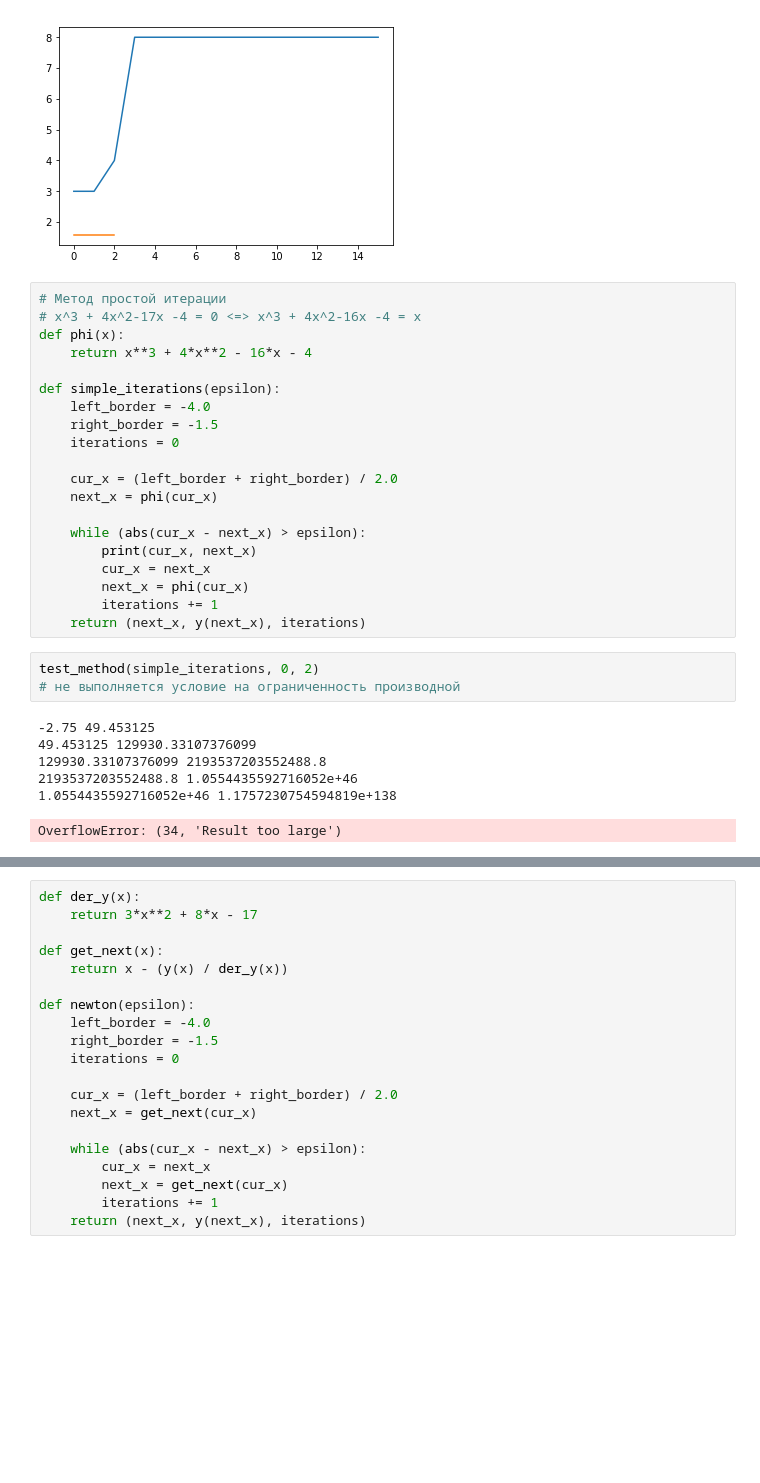
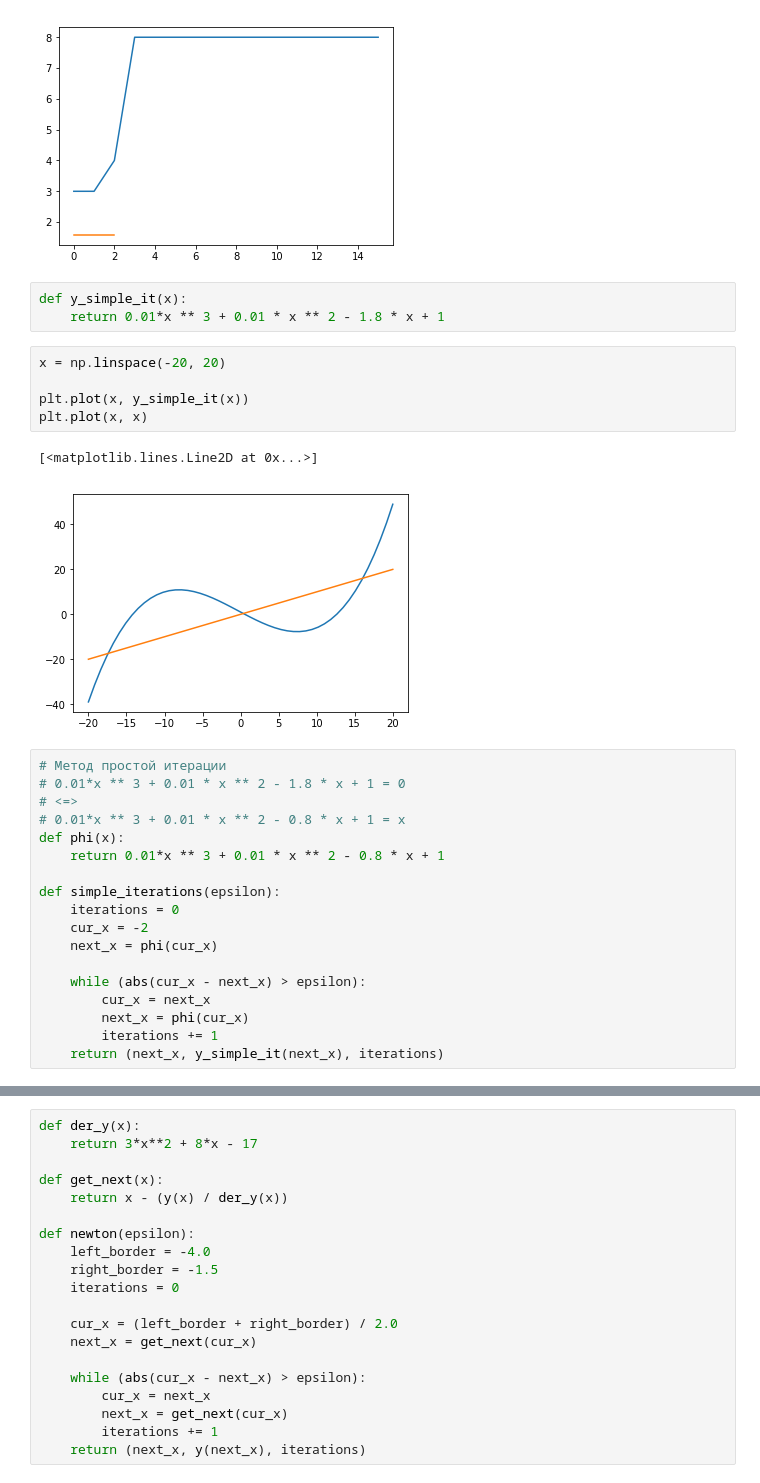
Before and after one commit to KokorinIlya/computational_methods, a Jupyter notebook: Homework1/task1.ipynb, the cells around one changed output, grey strips where cells are left out. Drawn from its saved outputs; the diff is of its cells as text; blank space fills up the shorter version.

Commit message:
add simple-iterations sample

```diff
--- a/Homework1/task1.ipynb
+++ b/Homework1/task1.ipynb
@@ -118,33 +118,32 @@ test_method(dihotomy, 0, 16)
 # %% [output]
 [-0.22553309662730392, -0.22553309662730392, -0.22553309662730392, -0.2241360065579527, -0.2241360065579527, -0.2241360065579527, -0.2241360065579527, -0.2241360065579527, -0.2241360065579527, -0.2241 ...
 [figure]
+# %%
+def y_simple_it(x):
+    return 0.01*x ** 3 + 0.01 * x ** 2 - 1.8 * x + 1
+# %%
+x = np.linspace(-20, 20)
+
+plt.plot(x, y_simple_it(x))
+plt.plot(x, x)
+# %% [output]
+[<matplotlib.lines.Line2D at 0x...>]
+[figure, added]
 # %%
 # Метод простой итерации
-# x^3 + 4x^2-17x -4 = 0 <=> x^3 + 4x^2-16x -4 = x
+# 0.01*x ** 3 + 0.01 * x ** 2 - 1.8 * x + 1 = 0
+# <=>
+# 0.01*x ** 3 + 0.01 * x ** 2 - 0.8 * x + 1 = x
 def phi(x):
-    return x**3 + 4*x**2 - 16*x - 4
+    return 0.01*x ** 3 + 0.01 * x ** 2 - 0.8 * x + 1
 
 def simple_iterations(epsilon):
-    left_border = -4.0
-    right_border = -1.5
     iterations = 0
-
-    cur_x = (left_border + right_border) / 2.0
+    cur_x = -2
     next_x = phi(cur_x)
 
     while (abs(cur_x - next_x) > epsilon):
-        print(cur_x, next_x)
         cur_x = next_x
         next_x = phi(cur_x)
         iterations += 1
-    return (next_x, y(next_x), iterations)
+    return (next_x, y_simple_it(next_x), iterations)
-# %%
-test_method(simple_iterations, 0, 2)
-# не выполняется условие на ограниченность производной
-# %% [output]
--2.75 49.453125
-49.453125 129930.33107376099
-129930.33107376099 2193537203552488.8
-2193537203552488.8 1.0554435592716052e+46
-1.0554435592716052e+46 1.1757230754594819e+138
-OverflowError: (34, 'Result too large')
```
Also changed, not shown: parts of 1 cell of this notebook.
